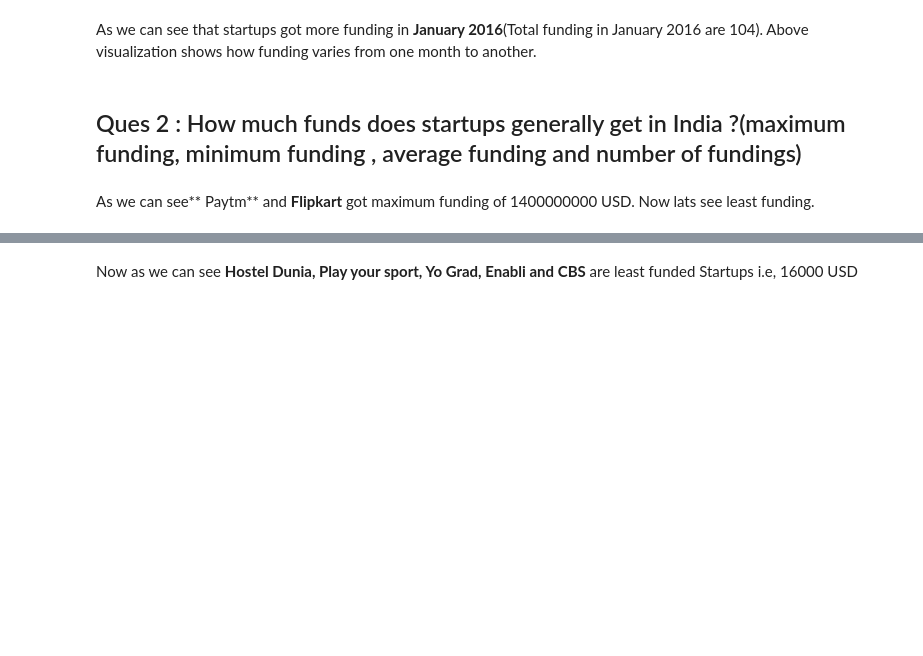
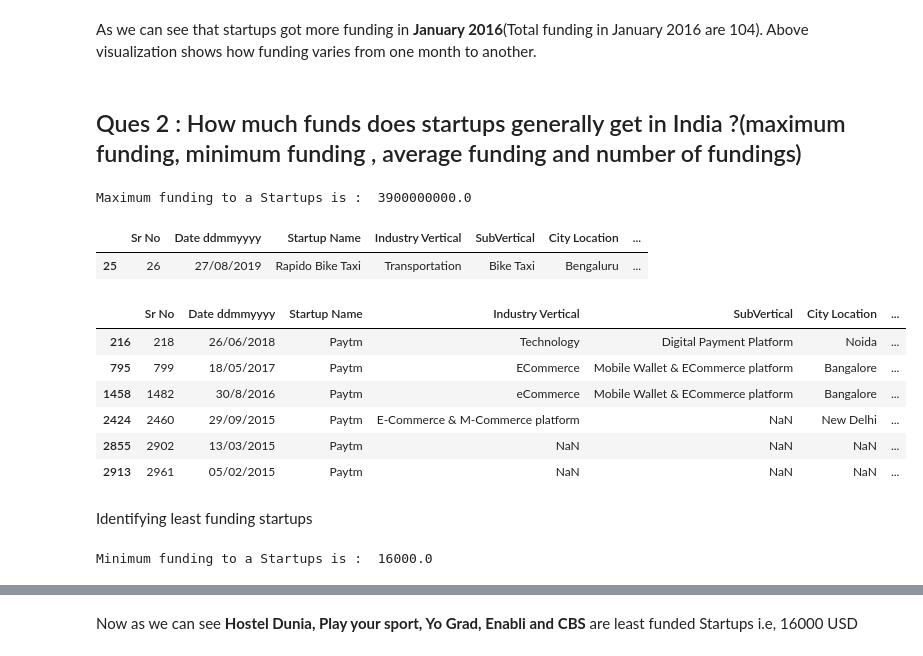
Before and after one commit to jimitmistry/Startups-of-India-Insights, a Jupyter notebook: Top Funding Startups in India.ipynb, the cells around one changed output, grey strips where cells are left out. Cells and saved outputs as stored; diff of their text form; code cells hidden in the pictures; blank space fills up the shorter version.

```diff
--- a/Top Funding Startups in India.ipynb
+++ b/Top Funding Startups in India.ipynb
@@ -149,13 +180,28 @@ varies from one month to another.
 # %% [markdown]
 ## Ques 2 : How much funds does startups generally get in India ?(maximum funding, minimum funding , average funding and number of fundings)
 # %%
-print("Maximum funding to a Startups is : ",funding_data["AmountInUSD"].dropna().sort_values().max())
+print("Maximum funding to a Startups is : ",funding_data["Amount in USD"].dropna().sort_values().max())
+# %% [output]
+Maximum funding to a Startups is :  3900000000.0
 # %%
-funding_data[funding_data.AmountInUSD == 1400000000.0]
+funding_data[funding_data.loc[:,"Amount in USD"] == 3900000000.0]
+# %% [output]
+|  | Sr No | Date ddmmyyyy | Startup Name | Industry Vertical | SubVertical | City Location | ... |
+| 25 | 26 | 27/08/2019 | Rapido Bike Taxi | Transportation | Bike Taxi | Bengaluru | ... |
 # %%
-funding_data[funding_data.StartupName == 'Paytm']
+funding_data[funding_data.loc[:,"Startup Name"] == 'Paytm']
+# %% [output]
+|  | Sr No | Date ddmmyyyy | Startup Name | Industry Vertical | SubVertical | City Location | ... |
+| 216 | 218 | 26/06/2018 | Paytm | Technology | Digital Payment Platform | Noida | ... |
+| 795 | 799 | 18/05/2017 | Paytm | ECommerce | Mobile Wallet & ECommerce platform | Bangalore | ... |
+| 1458 | 1482 | 30/8/2016 | Paytm | eCommerce | Mobile Wallet & ECommerce platform | Bangalore | ... |
+| 2424 | 2460 | 29/09/2015 | Paytm | E-Commerce & M-Commerce platform | NaN | New Delhi | ... |
+| 2855 | 2902 | 13/03/2015 | Paytm | NaN | NaN | NaN | ... |
+| 2913 | 2961 | 05/02/2015 | Paytm | NaN | NaN | NaN | ... |
-# %% [markdown]
-As we can see** Paytm** and **Flipkart** got maximum funding of  1400000000 USD. Now lats see least funding.
+# %% [markdown]
+Identifying least funding startups
 # %%
-print("Minimum funding to a Startups is : ",funding_data["AmountInUSD"].dropna().sort_values().min())
+print("Minimum funding to a Startups is : ",funding_data["Amount in USD"][(funding_data.loc[:,"Amount in USD"] != 0) & (funding_data.loc[:,"Amount in USD"] != 20)].dropna().sort_values().min())
+# %% [output]
+Minimum funding to a Startups is :  16000.0
 # %%
```
Also changed, not shown: parts of 41 cells of this notebook.
